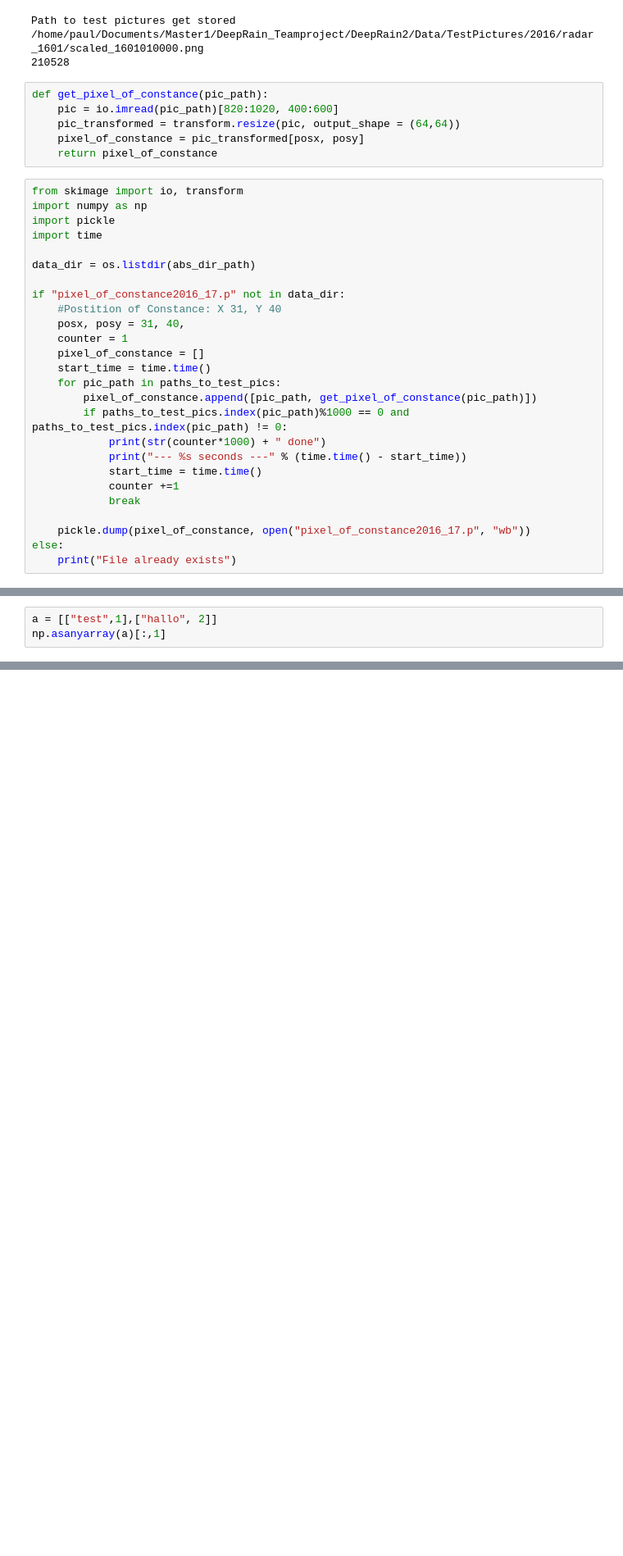
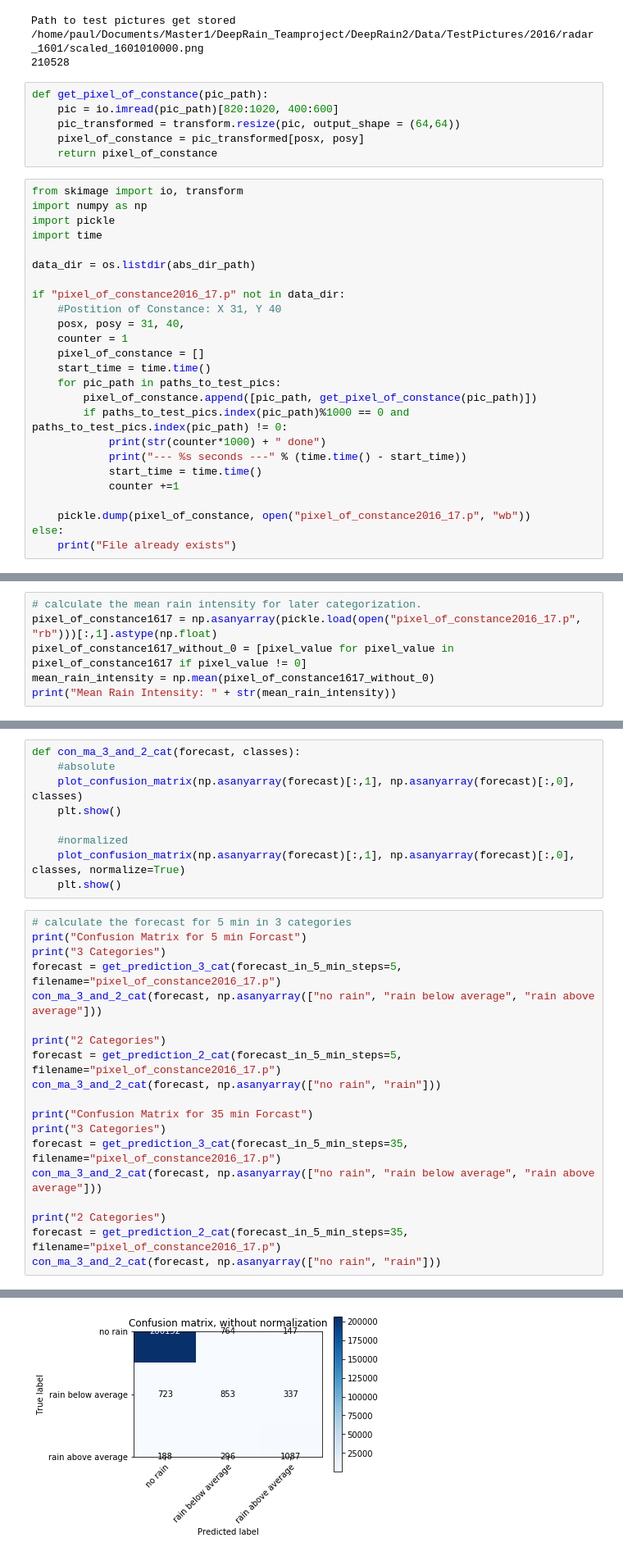
Before and after one commit to PaulSut/DeepRain2, a Jupyter notebook: SimpleBaseline.ipynb, the cells around one changed output, grey strips where cells are left out. Shown at 82% size. Drawn from its saved outputs; the diff is of its cells as text; blank space fills up the shorter version.

Commit message:
Add pixel_of_contance2016_17 Add function to make prediction 2/3 Categories Add Confusion Matrix

```diff
--- a/SimpleBaseline.ipynb
+++ b/SimpleBaseline.ipynb
@@ -105,7 +105,6 @@ if "pixel_of_constance2016_17.p" not in data_dir:
             print("--- %s seconds ---" % (time.time() - start_time))
             start_time = time.time()
             counter +=1
-            break
 
     pickle.dump(pixel_of_constance, open("pixel_of_constance2016_17.p", "wb"))
 else:
@@ -122,2 +120,8 @@ Length of List: 1001
 ['/home/paul/Documents/Master1/DeepRain_Teamproject/DeepRain2/Data/TestPictures/2016/radar_1601/scaled_1601010000.png',
  0.0]
+# %%
+# calculate the mean rain intensity for later categorization.
+pixel_of_constance1617 = np.asanyarray(pickle.load(open("pixel_of_constance2016_17.p", "rb")))[:,1].astype(np.float)
+pixel_of_constance1617_without_0 = [pixel_value for pixel_value in pixel_of_constance1617 if pixel_value != 0]
+mean_rain_intensity = np.mean(pixel_of_constance1617_without_0)
+print("Mean Rain Intensity: " + str(mean_rain_intensity))
@@ -178,3 +173,0 @@ print(ergebnis)
-# %%
-a = [["test",1],["hallo", 2]]
-np.asanyarray(a)[:,1]
@@ -182,0 +269,29 @@ array(['1', '2'], dtype='<U5')
+# %%
+def con_ma_3_and_2_cat(forecast, classes):
+    #absolute
+    plot_confusion_matrix(np.asanyarray(forecast)[:,1], np.asanyarray(forecast)[:,0], classes)
+    plt.show()
+
+    #normalized
+    plot_confusion_matrix(np.asanyarray(forecast)[:,1], np.asanyarray(forecast)[:,0], classes, normalize=True)
+    plt.show()
+# %%
+# calculate the forecast for 5 min in 3 categories
+print("Confusion Matrix for 5 min Forcast")
+print("3 Categories")
+forecast = get_prediction_3_cat(forecast_in_5_min_steps=5, filename="pixel_of_constance2016_17.p")
+con_ma_3_and_2_cat(forecast, np.asanyarray(["no rain", "rain below average", "rain above average"]))
+
+print("2 Categories")
+forecast = get_prediction_2_cat(forecast_in_5_min_steps=5, filename="pixel_of_constance2016_17.p")
+con_ma_3_and_2_cat(forecast, np.asanyarray(["no rain", "rain"]))
+
+print("Confusion Matrix for 35 min Forcast")
+print("3 Categories")
+forecast = get_prediction_3_cat(forecast_in_5_min_steps=35, filename="pixel_of_constance2016_17.p")
+con_ma_3_and_2_cat(forecast, np.asanyarray(["no rain", "rain below average", "rain above average"]))
+
+print("2 Categories")
+forecast = get_prediction_2_cat(forecast_in_5_min_steps=35, filename="pixel_of_constance2016_17.p")
+con_ma_3_and_2_cat(forecast, np.asanyarray(["no rain", "rain"]))
+# %% [output]
@@ -182,0 +301 @@ array(['1', '2'], dtype='<U5')
+[figure, added]
```
Also changed, not shown: parts of 9 cells of this notebook, 1 other file.
